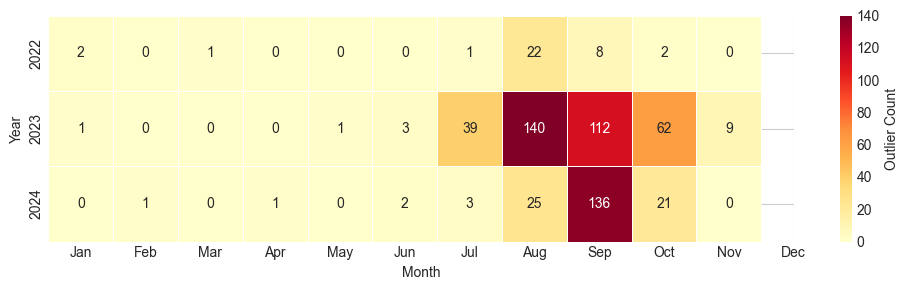
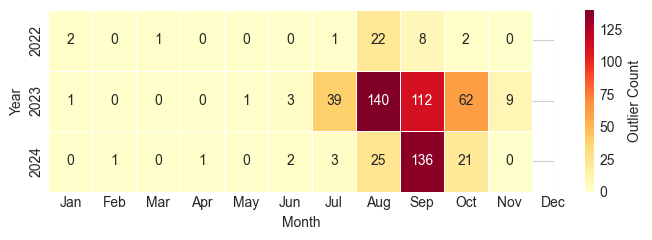
The change to this notebook cell's code, shown as a diff; its figure went from the first image to the second:
--- before
+++ after
@@ -8,5 +8,5 @@
 )
 
-fig, ax = plt.subplots(figsize=(10, 3))
+fig, ax = plt.subplots(figsize=(7, 2.5))
 sns.heatmap(
     outlier_pivot,

Commit: style(eda): compact figure sizing across plots